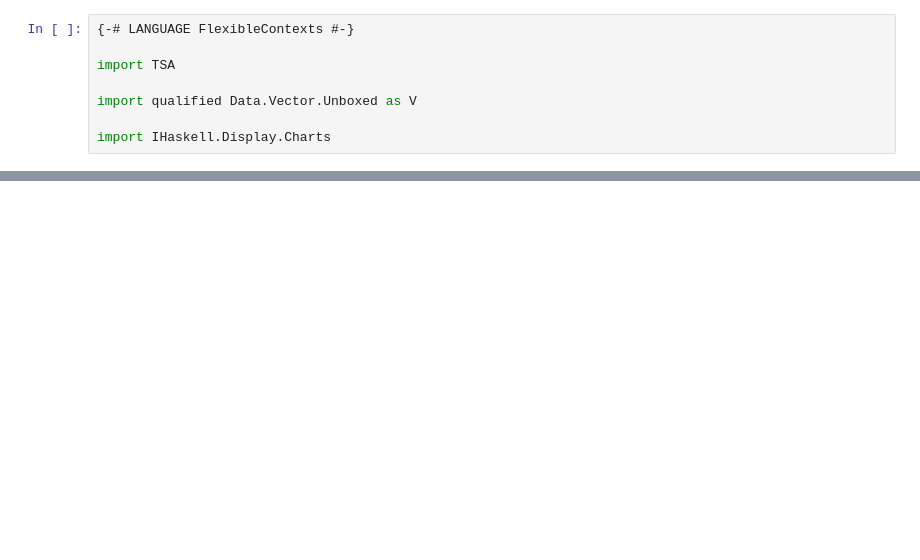
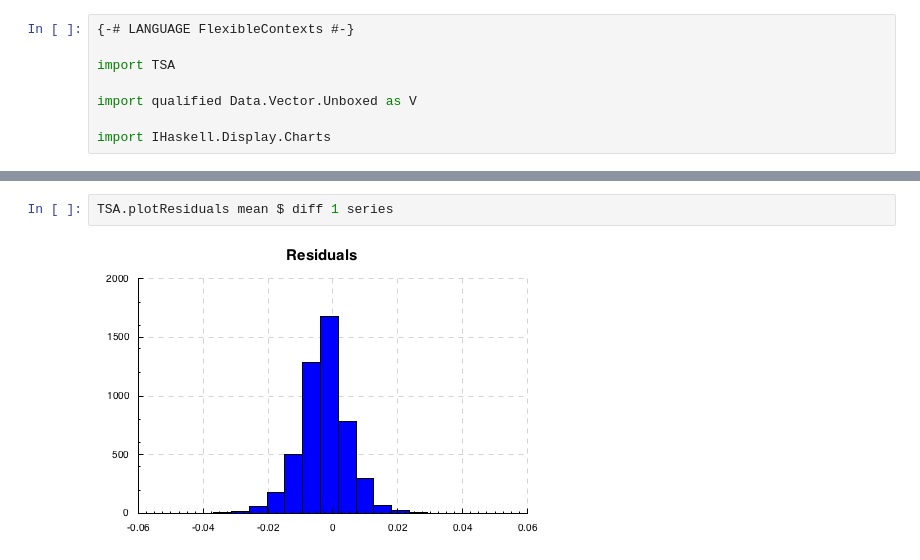
Before and after one commit to dzhus/tsa, a Jupyter notebook: notebooks/TSA.ipynb, the cells around one changed output, grey strips where cells are left out. Cells and saved outputs as stored; diff of their text form; blank space fills up the shorter version.

```diff
--- a/notebooks/TSA.ipynb
+++ b/notebooks/TSA.ipynb
@@ -22,0 +24,4 @@ TSA.plotPredictions 5 linearTrend $ diff 1 series
+# %%
+TSA.plotResiduals mean $ diff 1 series
+# %% [output]
+[figure, added]
```
Also changed, not shown: parts of 4 cells of this notebook.
